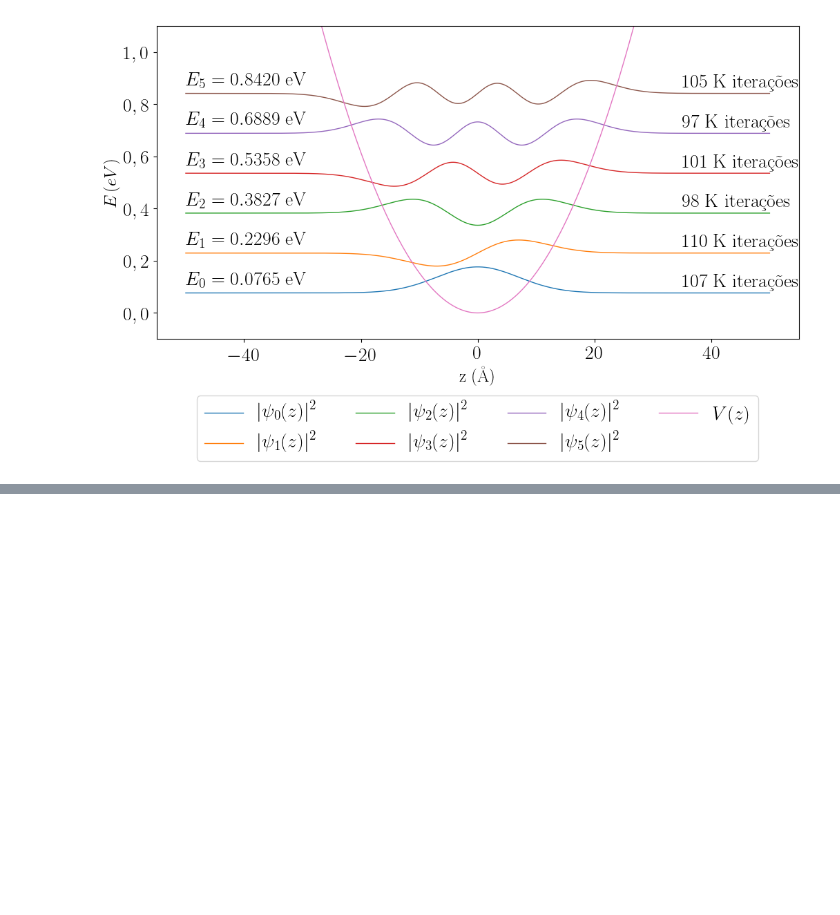
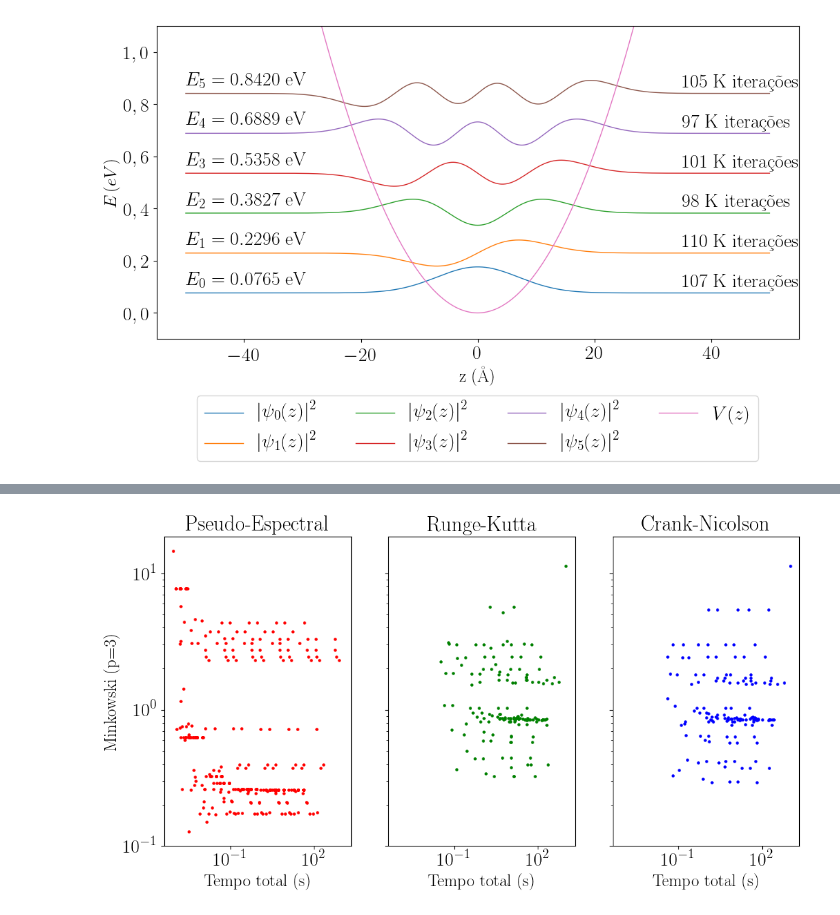
Before and after one commit to thiagolcmelo/benchmark, a Jupyter notebook: chapter_5_preview.ipynb, the cells around one changed output, grey strips where cells are left out. Saved outputs shown, nothing was run; the diff lists cells and outputs as text; code cells hidden in the pictures; blank space fills up the shorter version.

```diff
--- a/chapter_5_preview.ipynb
+++ b/chapter_5_preview.ipynb
@@ -286,0 +321,46 @@ plt.savefig('oscilador_harmonico_autoestados_autovalores.png', bbox_inches='tigh
+# %%
+pe = pd.read_csv('onda_plana_pseudo_analitica_resultados_pe.csv')
+rk = pd.read_csv('onda_plana_pseudo_analitica_resultados_rk.csv')
+cn = pd.read_csv('onda_plana_pseudo_analitica_resultados_cn.csv')
+# %%
+pec = pe.copy()
+rkc = rk.copy()
+cnc = cn.copy()
+
+scaler = StandardScaler()
+cols = ['stdvar', 'skew', 'a', 'stdvar_real', 'skew_real', 'a_real']
+
+pec[cols] = scaler.fit_transform(pec[cols])
+rkc[cols] = scaler.fit_transform(rkc[cols])
+cnc[cols] = scaler.fit_transform(cnc[cols])
+# %%
+p = 3
+fig, (ax1, ax2, ax3) = plt.subplots(1, 3, sharex=True, sharey=True);
+
+with pd.plotting.plot_params.use('x_compat', True):
+    pec['minkowski'] = pec.apply(lambda l: cdist(XA=[[l.a,l['stdvar'],l['skew']]], XB=[[l.a_real,l.stdvar_real,l.skew_real]], metric='minkowski', p=p)[0][0], axis=1)
+    pec.plot(x='program_time', y='minkowski', kind='scatter', loglog=True, color='r', ax=ax1, sharex=True, sharey=True)
+
+    rkc['minkowski'] = rkc.apply(lambda l: cdist(XA=[[l.a,l['stdvar'],l['skew']]], XB=[[l.a_real,l.stdvar_real,l.skew_real]], metric='minkowski', p=p)[0][0], axis=1)
+    rkc.plot(x='program_time', y='minkowski', kind='scatter', loglog=True, color='g', ax=ax2, sharex=True, sharey=True)
+
+    cnc['minkowski'] = cnc.apply(lambda l: cdist(XA=[[l.a,l['stdvar'],l['skew']]], XB=[[l.a_real,l.stdvar_real,l.skew_real]], metric='minkowski', p=p)[0][0], axis=1)
+    cnc.plot(x='program_time', y='minkowski', kind='scatter', loglog=True, color='b', ax=ax3, sharex=True, sharey=True)
+
+ax1.title.set_text('Pseudo-Espectral')
+ax2.title.set_text('Runge-Kutta')
+ax3.title.set_text('Crank-Nicolson')
+ax1.set_ylabel('Minkowski (p=3)')
+ax2.set_ylabel('Minkowski (p=3)')
+ax3.set_ylabel('Minkowski (p=3)')
+ax1.set_xlabel('Tempo total (s)')
+ax2.set_xlabel('Tempo total (s)')
+ax3.set_xlabel('Tempo total (s)')
+
+# plt.show()
+plt.savefig('onda_plana_comparacao_minkowski.png', bbox_inches='tight')
+# print(cnc.loc[(cnc['program_time'] < 0.1) & (cnc['minkowski'] < 1)].shape[0]/cnc.shape[0])
+# print(rkc.loc[(rkc['program_time'] < 0.1) & (rkc['minkowski'] < 1)].shape[0]/rkc.shape[0])
+# print(pec.loc[(pec['program_time'] < 0.1) & (pec['minkowski'] < 1)].shape[0]/pec.shape[0])
+# %% [output]
+[figure, added]
```
Also changed, not shown: parts of 3 cells of this notebook, 4 other files.
